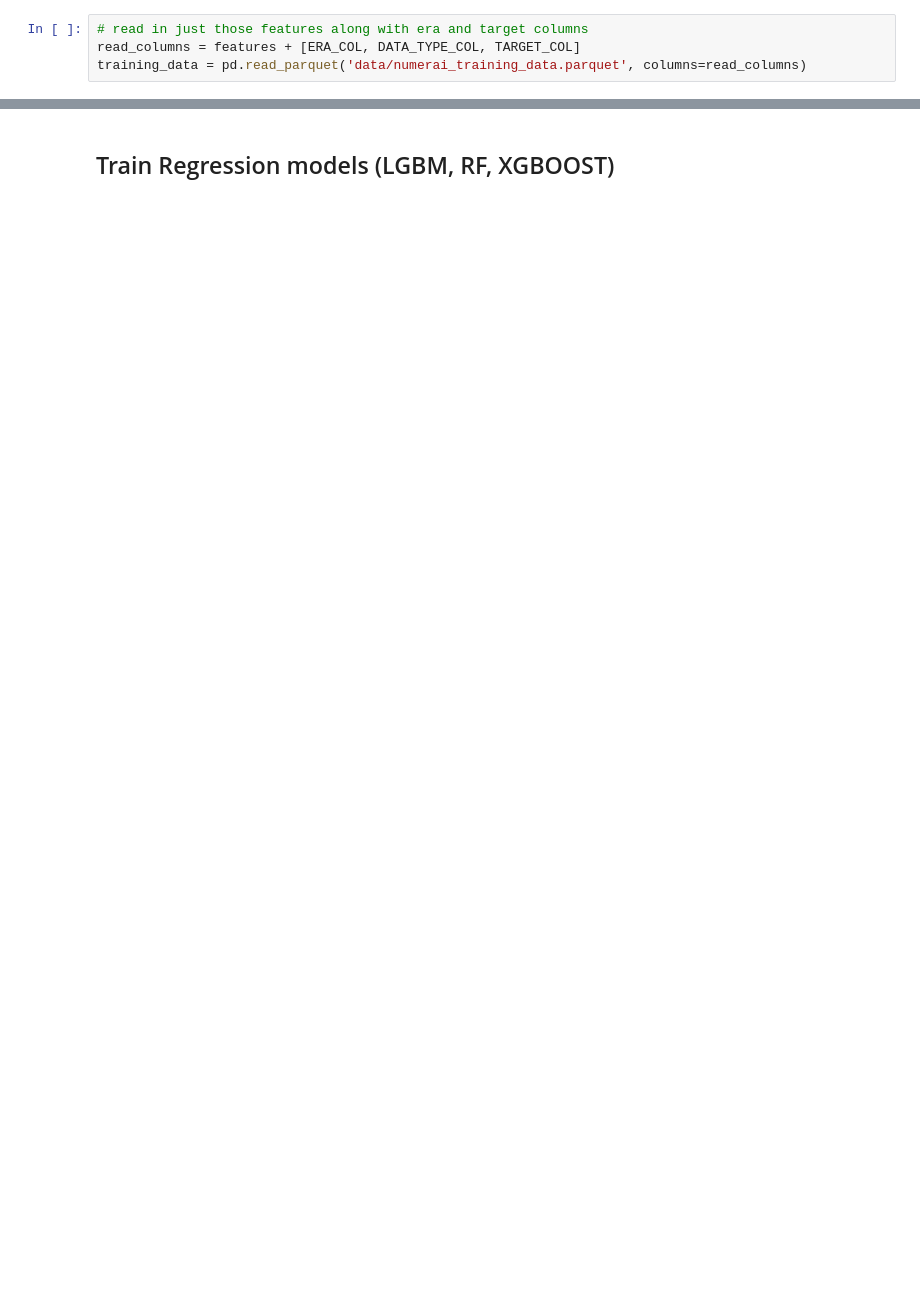
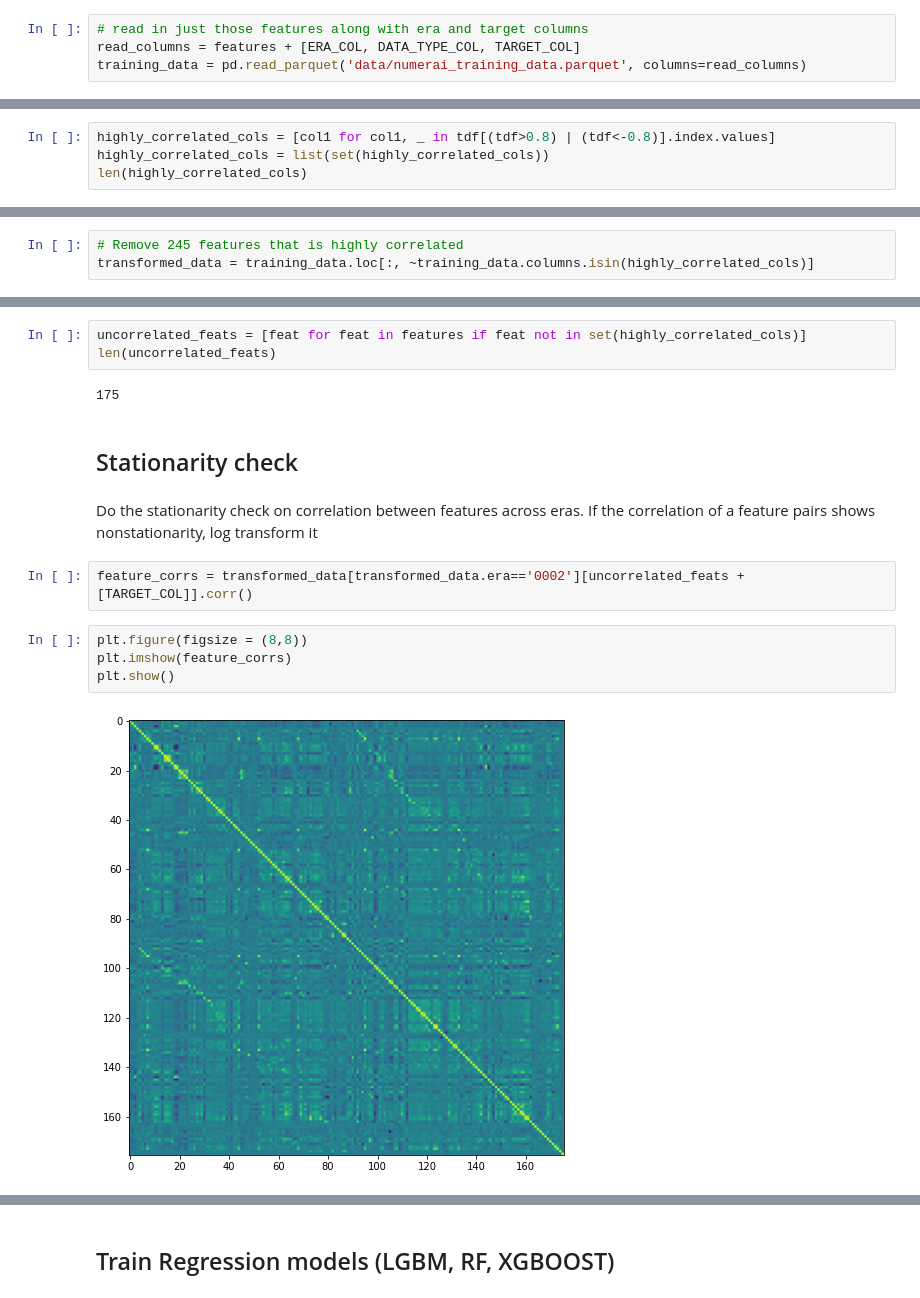
Before and after one commit to kcwanglucky/numerai, a Jupyter notebook: train.ipynb, the cells around one changed output, grey strips where cells are left out. Drawn from its saved outputs; the diff is of its cells as text; blank space fills up the shorter version.

```diff
--- a/train.ipynb
+++ b/train.ipynb
@@ -116,0 +143,4 @@ model_config = training_configs["MODEL_CONFIG"]
+# %%
+highly_correlated_cols = [col1 for col1, _ in tdf[(tdf>0.8) | (tdf<-0.8)].index.values]
+highly_correlated_cols = list(set(highly_correlated_cols))
+len(highly_correlated_cols)
@@ -116,0 +149,3 @@ model_config = training_configs["MODEL_CONFIG"]
+# %%
+# Remove 245 features that is highly correlated
+transformed_data = training_data.loc[:, ~training_data.columns.isin(highly_correlated_cols)]
@@ -116,0 +163,17 @@ model_config = training_configs["MODEL_CONFIG"]
+# %%
+uncorrelated_feats = [feat for feat in features if feat not in set(highly_correlated_cols)]
+len(uncorrelated_feats)
+# %% [output]
+175
+# %% [markdown]
+## Stationarity check
+# %% [markdown]
+Do the stationarity check on correlation between features across eras. If the correlation of a feature pairs shows nonstationarity, log transform it
+# %%
+feature_corrs = transformed_data[transformed_data.era=='0002'][uncorrelated_feats + [TARGET_COL]].corr()
+# %%
+plt.figure(figsize = (8,8))
+plt.imshow(feature_corrs)
+plt.show()
+# %% [output]
+[figure, added]
```
Also changed, not shown: parts of 38 cells of this notebook.
